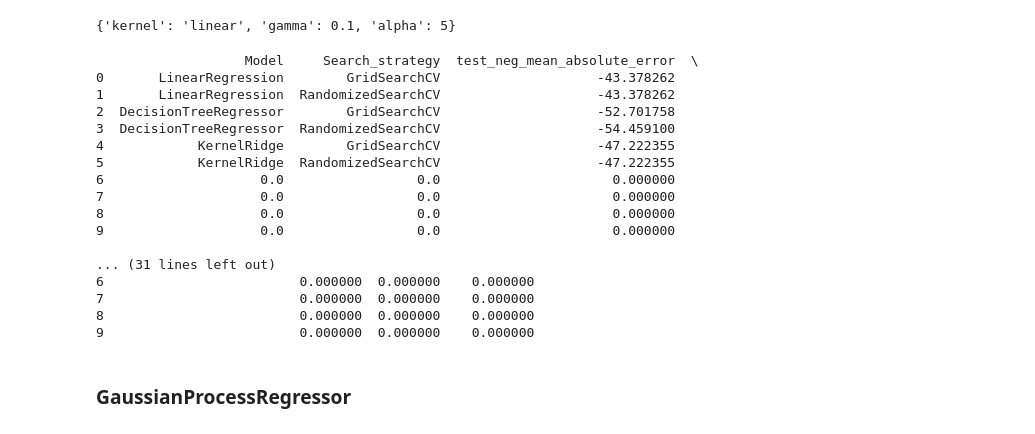
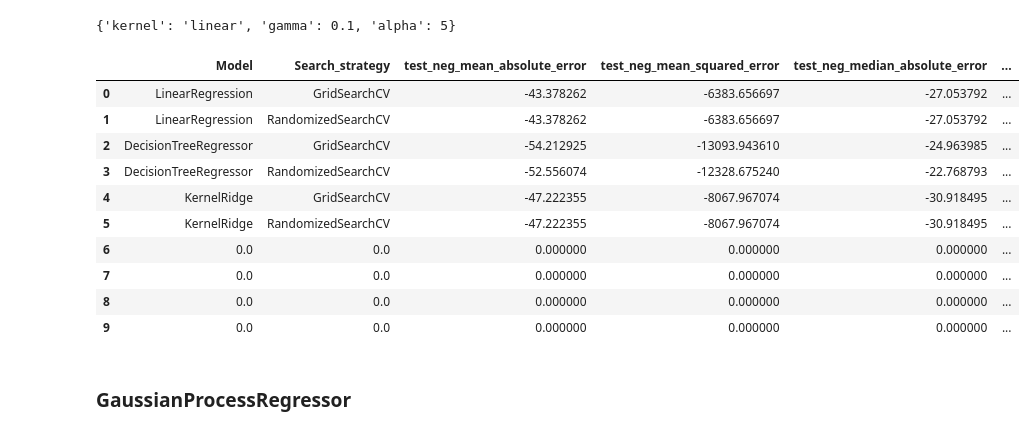
Before and after one commit to brasilnike/Teme-Introducere-in-Data-Science, a Jupyter notebook: Tema5 - IDS/Homework Progress/Tema5_IDS.ipynb, the cells around one changed output. Cells and saved outputs as stored; diff of their text form; code cells hidden in the pictures.

```diff
--- a/Tema5 - IDS/Homework Progress/Tema5_IDS.ipynb
+++ b/Tema5 - IDS/Homework Progress/Tema5_IDS.ipynb
@@ -186,16 +171,3 @@ best_parameters = grid_search.best_params_
 print(best_parameters)
 # %% [output]
 {'alpha': 5, 'gamma': None, 'kernel': 'linear'}
-# %%
-tuned_regression = KernelRidge(**best_parameters)
-grid_scores = cross_validate(tuned_regression, CPU_X, CPU_y, cv=5, scoring=['neg_mean_absolute_error', 'neg_mean_squared_error', 'neg_median_absolute_error'], return_train_score=True)
-CPU_model_df.iloc[4, 0] = 'KernelRidge'
-CPU_model_df.iloc[4, 1] = 'GridSearchCV'
-CPU_model_df.iloc[4, 2] = grid_scores['test_neg_mean_absolute_error'].mean()
-CPU_model_df.iloc[4, 3] = grid_scores['test_neg_mean_squared_error'].mean()
-CPU_model_df.iloc[4, 4] = grid_scores['test_neg_median_absolute_error'].mean()
-CPU_model_df.iloc[4, 5] = grid_scores['train_neg_mean_absolute_error'].mean()
-CPU_model_df.iloc[4, 6] = grid_scores['train_neg_mean_squared_error'].mean()
-CPU_model_df.iloc[4, 7] = grid_scores['train_neg_median_absolute_error'].mean()
-CPU_model_df.iloc[4, 8] = grid_scores['fit_time'].mean()
-CPU_model_df.iloc[4, 9] = grid_scores['score_time'].mean()
@@ -206,39 +182,24 @@ best_parameters = random_search.best_params_
 print(best_parameters)
 # %% [output]
 {'kernel': 'linear', 'gamma': 0.1, 'alpha': 5}
-# %%
-tuned_regression = KernelRidge(**best_parameters)
-grid_scores = cross_validate(tuned_regression, CPU_X, CPU_y, cv=5, scoring=['neg_mean_absolute_error', 'neg_mean_squared_error', 'neg_median_absolute_error'], return_train_score=True)
-CPU_model_df.iloc[5, 0] = 'KernelRidge'
-CPU_model_df.iloc[5, 1] = 'RandomizedSearchCV'
-CPU_model_df.iloc[5, 2] = grid_scores['test_neg_mean_absolute_error'].mean()
-CPU_model_df.iloc[5, 3] = grid_scores['test_neg_mean_squared_error'].mean()
-CPU_model_df.iloc[5, 4] = grid_scores['test_neg_median_absolute_error'].mean()
-CPU_model_df.iloc[5, 5] = grid_scores['train_neg_mean_absolute_error'].mean()
-CPU_model_df.iloc[5, 6] = grid_scores['train_neg_mean_squared_error'].mean()
-CPU_model_df.iloc[5, 7] = grid_scores['train_neg_median_absolute_error'].mean()
-CPU_model_df.iloc[5, 8] = grid_scores['fit_time'].mean()
-CPU_model_df.iloc[5, 9] = grid_scores['score_time'].mean()
-
-print(CPU_model_df)
-# %% [output]
-                   Model     Search_strategy  test_neg_mean_absolute_error  \
-0       LinearRegression        GridSearchCV                    -43.378262
-1       LinearRegression  RandomizedSearchCV                    -43.378262
-2  DecisionTreeRegressor        GridSearchCV                    -52.701758
-3  DecisionTreeRegressor  RandomizedSearchCV                    -54.459100
-4            KernelRidge        GridSearchCV                    -47.222355
-5            KernelRidge  RandomizedSearchCV                    -47.222355
-6                    0.0                 0.0                      0.000000
-7                    0.0                 0.0                      0.000000
-8                    0.0                 0.0                      0.000000
-9                    0.0                 0.0                      0.000000
-
-... (31 lines left out)
-6                         0.000000  0.000000    0.000000
-7                         0.000000  0.000000    0.000000
-8                         0.000000  0.000000    0.000000
-9                         0.000000  0.000000    0.000000
+# %%
+tuned_regression = KernelRidge(**best_parameters)
+random_scores = cross_validate(tuned_regression, CPU_X, CPU_y, cv=5, scoring=['neg_mean_absolute_error', 'neg_mean_squared_error', 'neg_median_absolute_error'], return_train_score=True)
+populate_dataFrame(CPU_model_df, random_scores, 'KernelRidge', 'RandomizedSearchCV', 5)
+
+CPU_model_df.head(n=10)
+# %% [output]
+|  | Model | Search_strategy | test_neg_mean_absolute_error | test_neg_mean_squared_error | test_neg_median_absolute_error | ... |
+| 0 | LinearRegression | GridSearchCV | -43.378262 | -6383.656697 | -27.053792 | ... |
+| 1 | LinearRegression | RandomizedSearchCV | -43.378262 | -6383.656697 | -27.053792 | ... |
+| 2 | DecisionTreeRegressor | GridSearchCV | -54.212925 | -13093.943610 | -24.963985 | ... |
+| 3 | DecisionTreeRegressor | RandomizedSearchCV | -52.556074 | -12328.675240 | -22.768793 | ... |
+| 4 | KernelRidge | GridSearchCV | -47.222355 | -8067.967074 | -30.918495 | ... |
+| 5 | KernelRidge | RandomizedSearchCV | -47.222355 | -8067.967074 | -30.918495 | ... |
+| 6 | 0.0 | 0.0 | 0.000000 | 0.000000 | 0.000000 | ... |
+| 7 | 0.0 | 0.0 | 0.000000 | 0.000000 | 0.000000 | ... |
+| 8 | 0.0 | 0.0 | 0.000000 | 0.000000 | 0.000000 | ... |
+| 9 | 0.0 | 0.0 | 0.000000 | 0.000000 | 0.000000 | ... |
 # %% [markdown]
 ### GaussianProcessRegressor
 # %%
```
Also changed, not shown: parts of 25 cells of this notebook.
